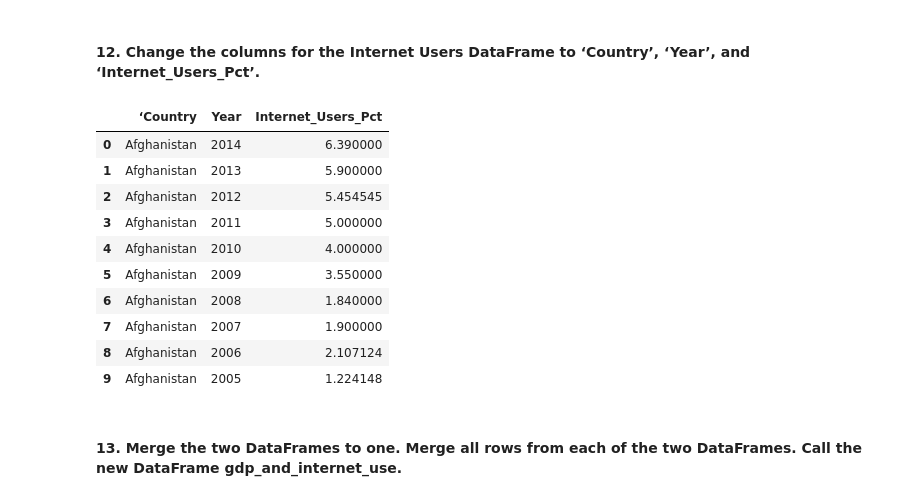
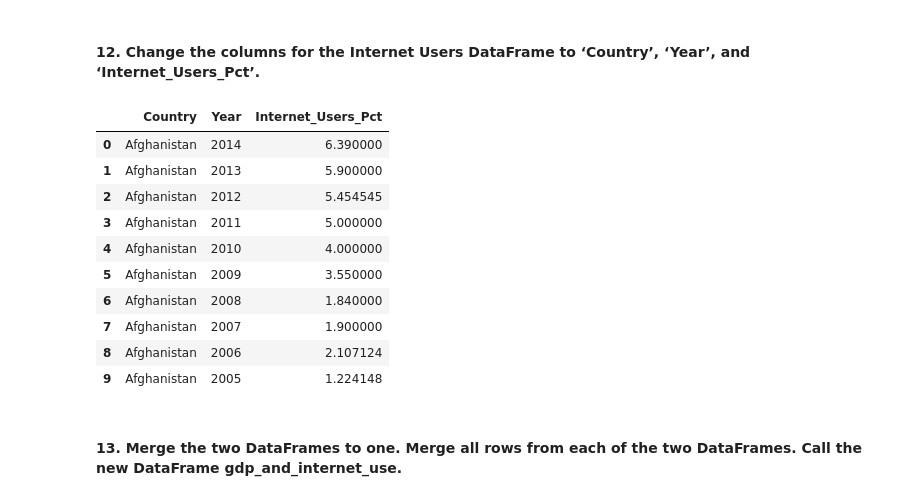
Before and after one commit to dpatelaqua/gdp-and-internet-usage-dpatelaqua_python, a Jupyter notebook: notebook/assignment.ipynb, the cells around one changed output. Drawn from its saved outputs; the diff is of its cells as text; code cells hidden in the pictures.

```diff
--- a/notebook/assignment.ipynb
+++ b/notebook/assignment.ipynb
@@ -201,10 +210,10 @@ internet_df
 # %% [markdown]
 #### 12. Change the columns for the Internet Users DataFrame to ‘Country’, ‘Year’, and ‘Internet_Users_Pct’.
 # %%
-internet_df = internet_df.rename(columns = {'Country or Area':'‘Country','Value':'Internet_Users_Pct'})
+internet_df = internet_df.rename(columns = {'Country or Area':'Country','Value':'Internet_Users_Pct'})
 internet_df.head(10)
 # %% [output]
-|  | ‘Country | Year | Internet_Users_Pct |
+|  | Country | Year | Internet_Users_Pct |
 | 0 | Afghanistan | 2014 | 6.390000 |
 | 1 | Afghanistan | 2013 | 5.900000 |
 | 2 | Afghanistan | 2012 | 5.454545 |
```
Also changed, not shown: parts of 71 cells of this notebook.
